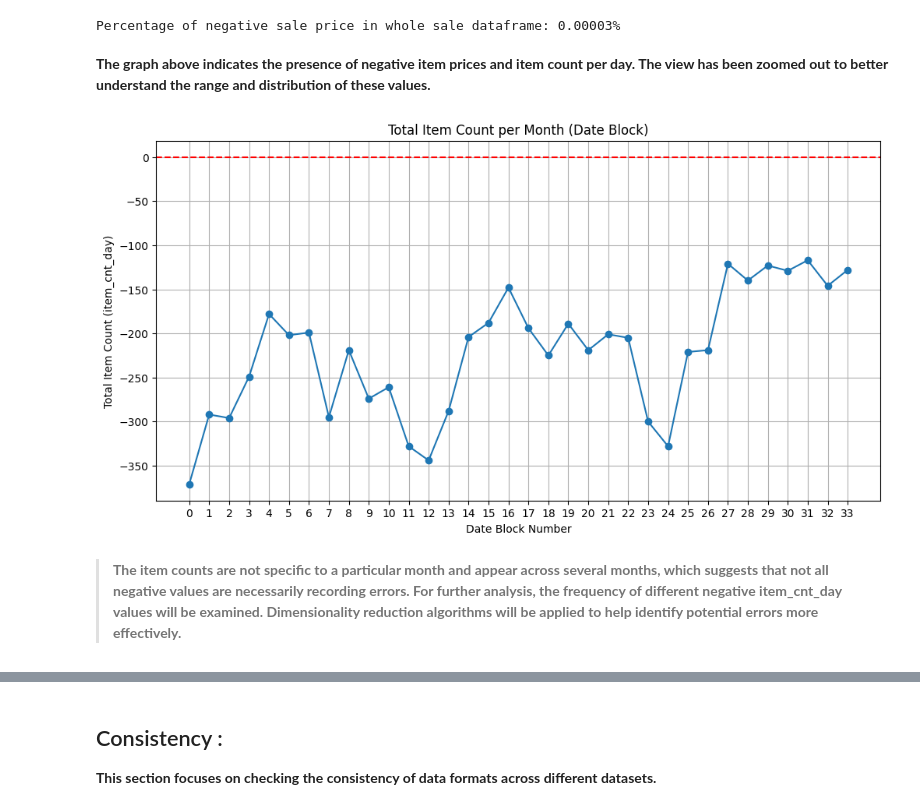
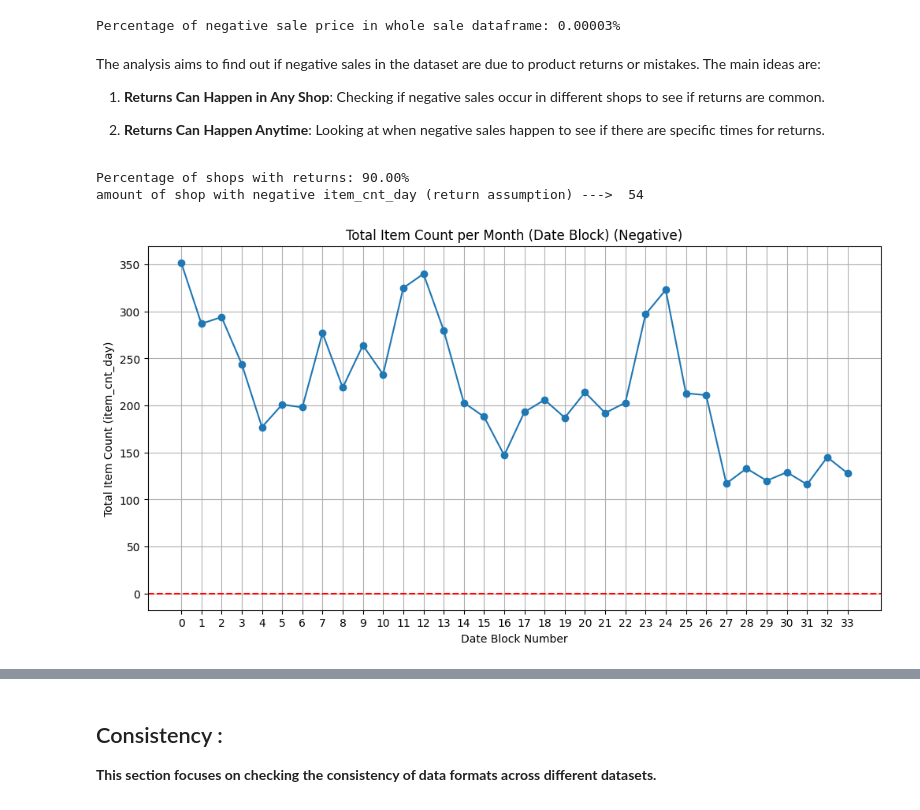
Before and after one commit to ArvinDodangeh/DS, a Jupyter notebook: notebooks/DQC_v2.ipynb, the cells around one changed output, grey strips where cells are left out. Drawn from its saved outputs; the diff is of its cells as text; code cells hidden in the pictures.

```diff
--- a/notebooks/DQC_v2.ipynb
+++ b/notebooks/DQC_v2.ipynb
@@ -396,23 +396,43 @@ data_sales[mask_neg_count]
 print(f'Percentage of negative sale price in whole sale dataframe: {(len(data_sales[mask_neg_price]) / len(data_sales)) * 100:.5f}%')
 # %% [output]
 Percentage of negative sale price in whole sale dataframe: 0.00003%
-# %% [markdown]
-**The graph above indicates the presence of negative item prices and item count per day. The view has been zoomed out to better understand the range and distribution of these values.**
+# %% [markdown]
+
+The analysis aims to find out if negative sales in the dataset are due to product returns or mistakes. The main ideas are:
+
+1. **Returns Can Happen in Any Shop**: Checking if negative sales occur in different shops to see if returns are common.
+
+2. **Returns Can Happen Anytime**: Looking at when negative sales happen to see if there are specific times for returns.
+# %%
+returns_per_shop = data_sales[mask_neg_count].groupby('shop_id').size()
+
+shops_with_returns = returns_per_shop.count()
+
+# Get the total number of unique shops
+total_shops = data_sales['shop_id'].nunique()
+
+# Calculate the percentage of shops that have returns
+percentage_with_returns = (shops_with_returns / total_shops) * 100
+
+
+print(f"\nPercentage of shops with returns: {percentage_with_returns:.2f}%")
+print(f'amount of shop with negative item_cnt_day (return assumption) --->  {shops_with_returns}')
+# %% [output]
+Percentage of shops with returns: 90.00%
+amount of shop with negative item_cnt_day (return assumption) --->  54
 # %%
 # Grouping by 'date_block_num' and aggregating the sum of 'item_cnt_day'
-monthly_sales_negative_item = data_sales[mask_neg_count].groupby('date_block_num')['item_cnt_day'].sum().reset_index()
+monthly_sales_negative_item = data_sales[mask_neg_count].groupby('date_block_num')['item_cnt_day'].count().reset_index()
 
 # Plotting the data
 plt.figure(figsize=(12, 6))
 plt.plot(monthly_sales_negative_item['date_block_num'], monthly_sales_negative_item['item_cnt_day'], marker='o', linestyle='-')
-plt.title('Total Item Count per Month (Date Block)')
+plt.title('Total Item Count per Month (Date Block) (Negative)')
 plt.xlabel('Date Block Number')
 plt.ylabel('Total Item Count (item_cnt_day)')
 plt.xticks(monthly_sales_negative_item['date_block_num'])  # Set x-ticks to be the date blocks
 plt.axhline(0, color='red', linestyle='--')  # Line at y=0 for reference
 plt.grid()
 plt.show()
 # %% [output]
-[figure, old version]
+[figure, new version]
-# %% [markdown]
->**The item counts are not specific to a particular month and appear across several months, which suggests that not all negative values are necessarily recording errors. For further analysis, the frequency of different negative item_cnt_day values will be examined. Dimensionality reduction algorithms will be applied to help identify potential errors more effectively.**
```
Also changed, not shown: parts of 9 cells of this notebook.
